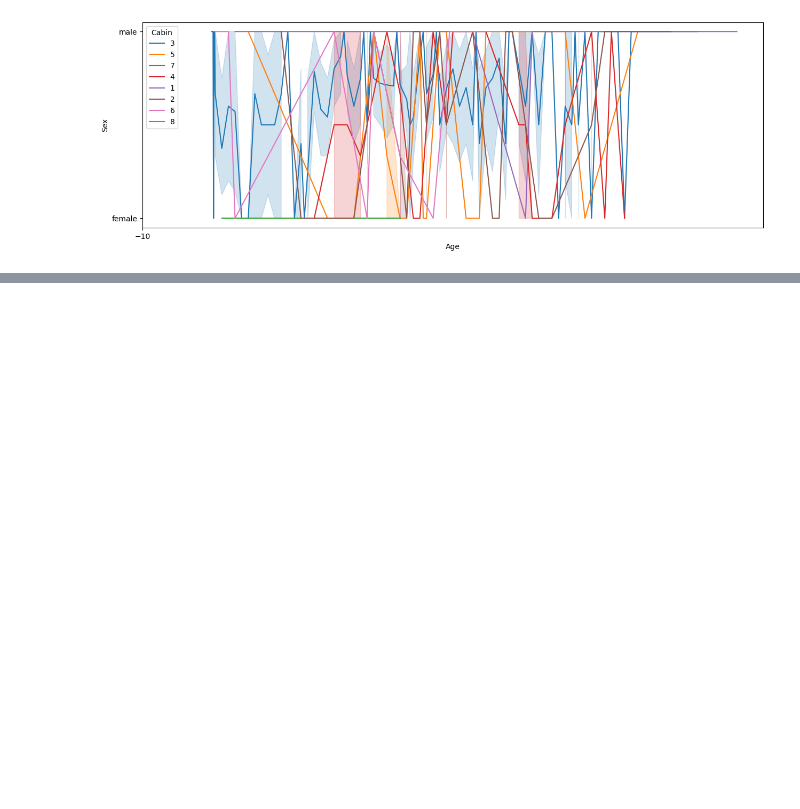
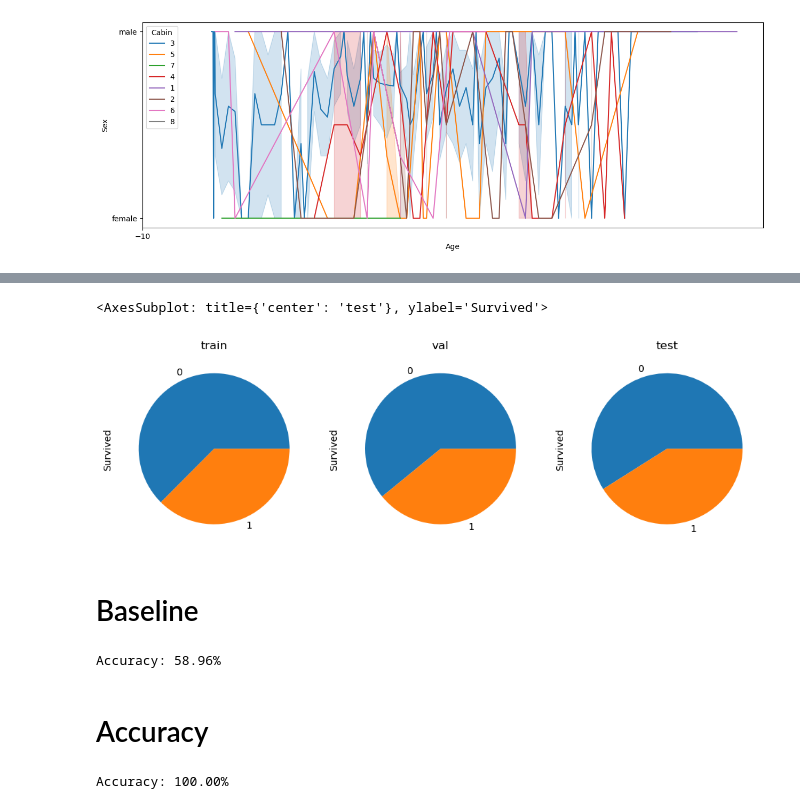
Before and after one commit to LegitMarkus/Titanix-KI, a Jupyter notebook: Titanix.ipynb, the cells around one changed output, grey strips where cells are left out. Saved outputs shown, nothing was run; the diff lists cells and outputs as text; code cells hidden in the pictures; blank space fills up the shorter version.

```diff
--- a/Titanix.ipynb
+++ b/Titanix.ipynb
@@ -476,0 +538,30 @@ line_plot.set_xticks(xticks[::40]);
+# %%
+fig, (ax1, ax2, ax3) = plt.subplots(1, 3, figsize=(12,6))
+y_train.value_counts().plot(kind='pie', ax=ax1, title='train')
+y_val.value_counts().plot(kind='pie', ax=ax2, title='val')
+y_test.value_counts().plot(kind='pie', ax=ax3, title='test')
+# %% [output]
+<AxesSubplot: title={'center': 'test'}, ylabel='Survived'>
+[figure, added]
+# %% [markdown]
+# Baseline
+# %%
+from sklearn.dummy import DummyClassifier
+
+dummy_model = DummyClassifier(strategy='most_frequent')
+dummy_model.fit(X_train, y_train)
+y_pred = dummy_model.predict(X_test)
+accuracy_score = metrics.accuracy_score(y_test, y_pred)
+print('Accuracy: {:.2%}'.format(accuracy_score))
+# %% [output]
+Accuracy: 58.96%
+# %% [markdown]
+# Accuracy
+# %%
+dt_model = DecisionTreeClassifier()
+dt_model.fit(X_train, y_train)
+y_pred = dt_model.predict(X_val)
+accuracy_score = metrics.accuracy_score(y_val, y_pred)
+print('Accuracy: {:.2%}'.format(accuracy_score))
+# %% [output]
+Accuracy: 100.00%
```
Also changed, not shown: parts of 22 cells of this notebook.
